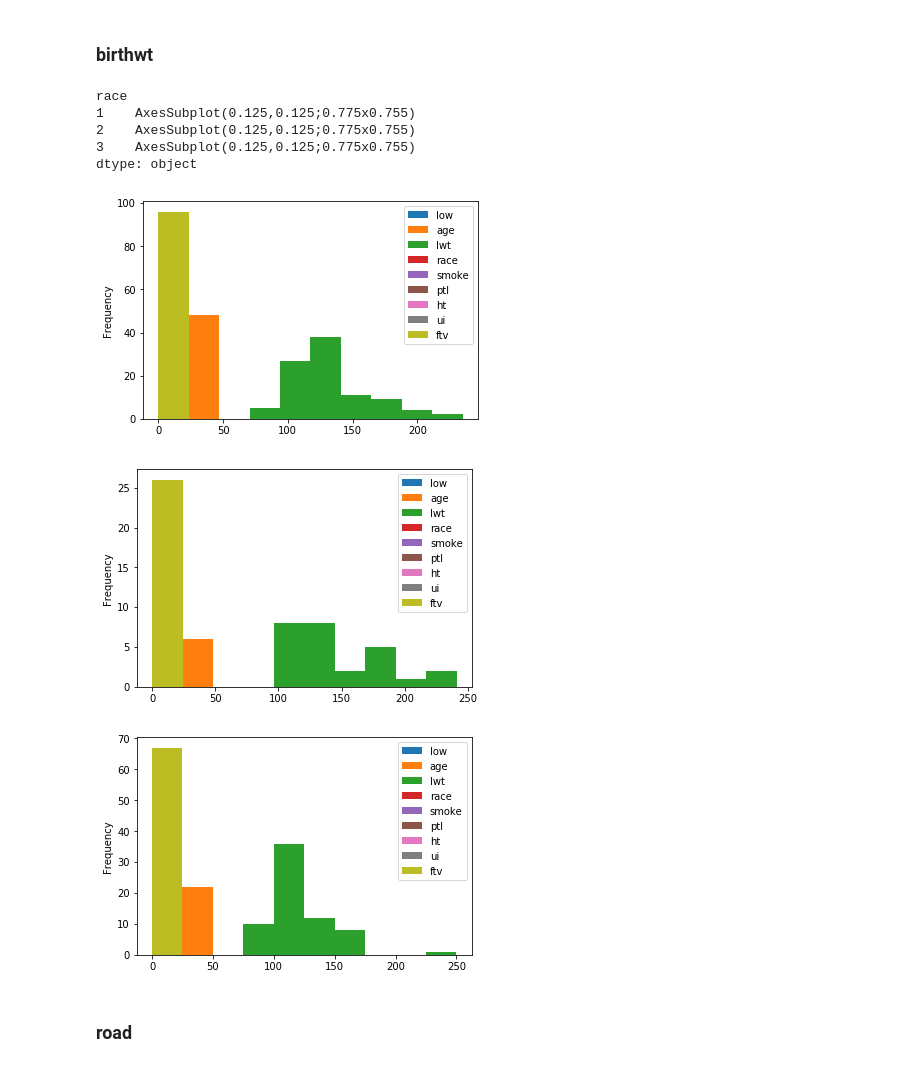
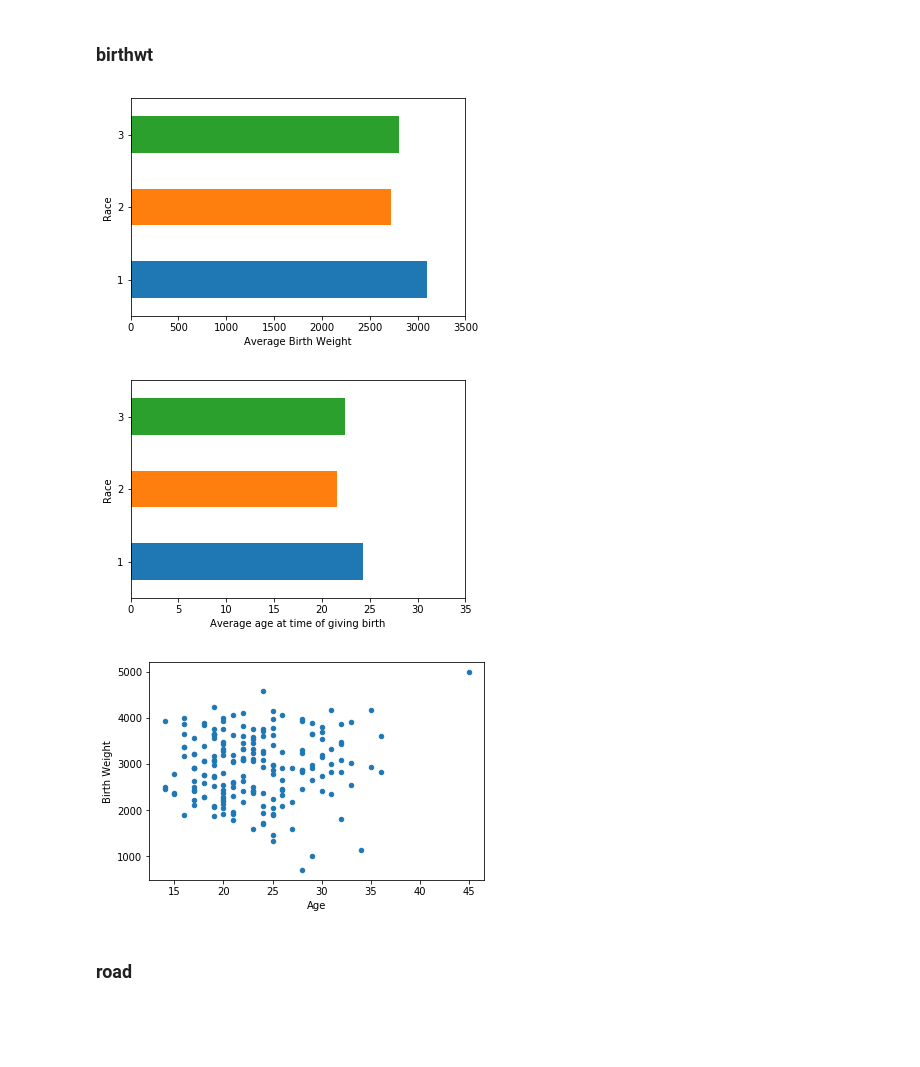
Before and after one commit to mattdbrown17/BootCamp2018, a Jupyter notebook: ProbSets/Comp/ProbSet2/Pandas 2.ipynb, the cells around one changed output. Drawn from its saved outputs; the diff is of its cells as text; code cells hidden in the pictures; blank space fills up the shorter version.

```diff
--- a/ProbSets/Comp/ProbSet2/Pandas 2.ipynb
+++ b/ProbSets/Comp/ProbSet2/Pandas 2.ipynb
@@ -6,21 +6,31 @@ from matplotlib import pyplot as plt
 import pydataset as data
 # %% [markdown]
 ### birthwt
-# %%
-df = data.data('birthwt')
-#df.plot('race', 'bwt', kind = 'bar')
-dfrace = df.groupby('race')
-dfrace.plot('bwt', kind = 'hist')
-#df.plot()
-# %% [output]
-race
-1    AxesSubplot(0.125,0.125;0.775x0.755)
-2    AxesSubplot(0.125,0.125;0.775x0.755)
-3    AxesSubplot(0.125,0.125;0.775x0.755)
-dtype: object
-[figure, removed]
-[figure, removed]
-[figure, removed]
+# %%
+df = data.data('birthwt')
+
+dfrace = df.groupby('race')
+dfrace['bwt'].mean().plot(kind = 'barh')
+plt.xlabel("Average Birth Weight")
+plt.ylabel("Race")
+plt.xlim(0, 3500)
+plt.show()
+
+dfrace = df.groupby('race')
+dfrace['age'].mean().plot(kind = 'barh')
+plt.xlabel("Average age at time of giving birth")
+plt.ylabel("Race")
+plt.xlim(0, 35)
+plt.show()
+
+df.plot('age', 'bwt', kind = 'scatter')
+plt.xlabel("Age")
+plt.ylabel("Birth Weight")
+plt.show()
+# %% [output]
+[figure, added]
+[figure, added]
+[figure, added]
 # %% [markdown]
 ### road
 # %%
```
Also changed, not shown: parts of 8 cells of this notebook, 1 other file.
